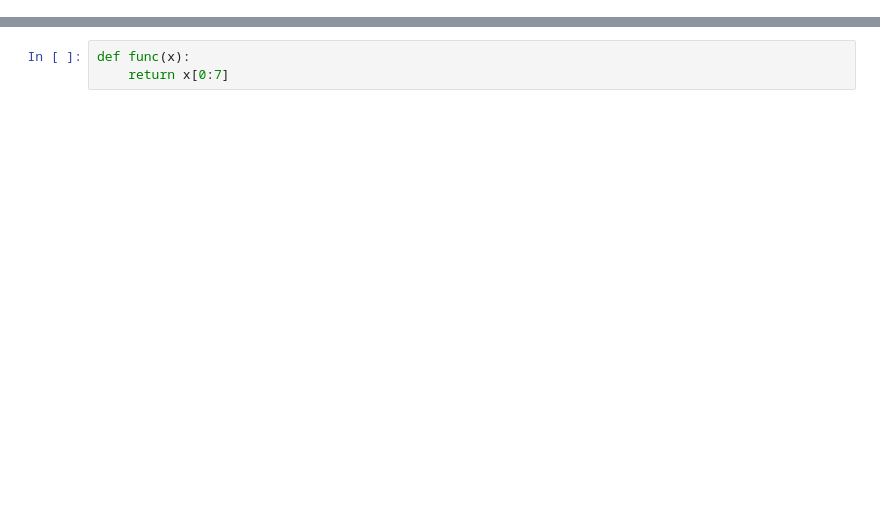
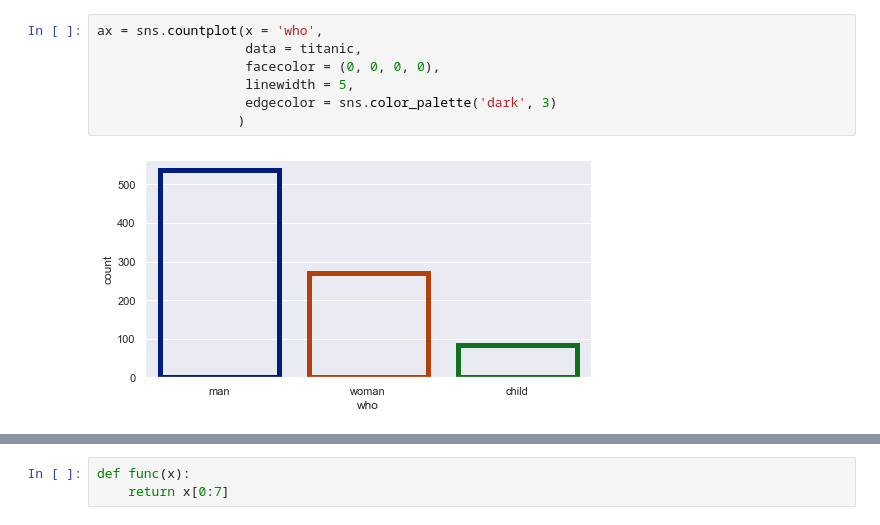
Before and after one commit to hwaneest/DataCamp_Donates_2021, a Jupyter notebook: Member_DH/issue.ipynb, the cells around one changed output, grey strips where cells are left out. Saved outputs shown, nothing was run; the diff lists cells and outputs as text; blank space fills up the shorter version.

```diff
--- a/Member_DH/issue.ipynb
+++ b/Member_DH/issue.ipynb
@@ -0,0 +34,9 @@
+# %%
+ax = sns.countplot(x = 'who',
+                   data = titanic,
+                   facecolor = (0, 0, 0, 0),
+                   linewidth = 5,
+                   edgecolor = sns.color_palette('dark', 3)
+                  )
+# %% [output]
+[figure, added]
```
Also changed, not shown: parts of 20 cells of this notebook, 1 other file.
